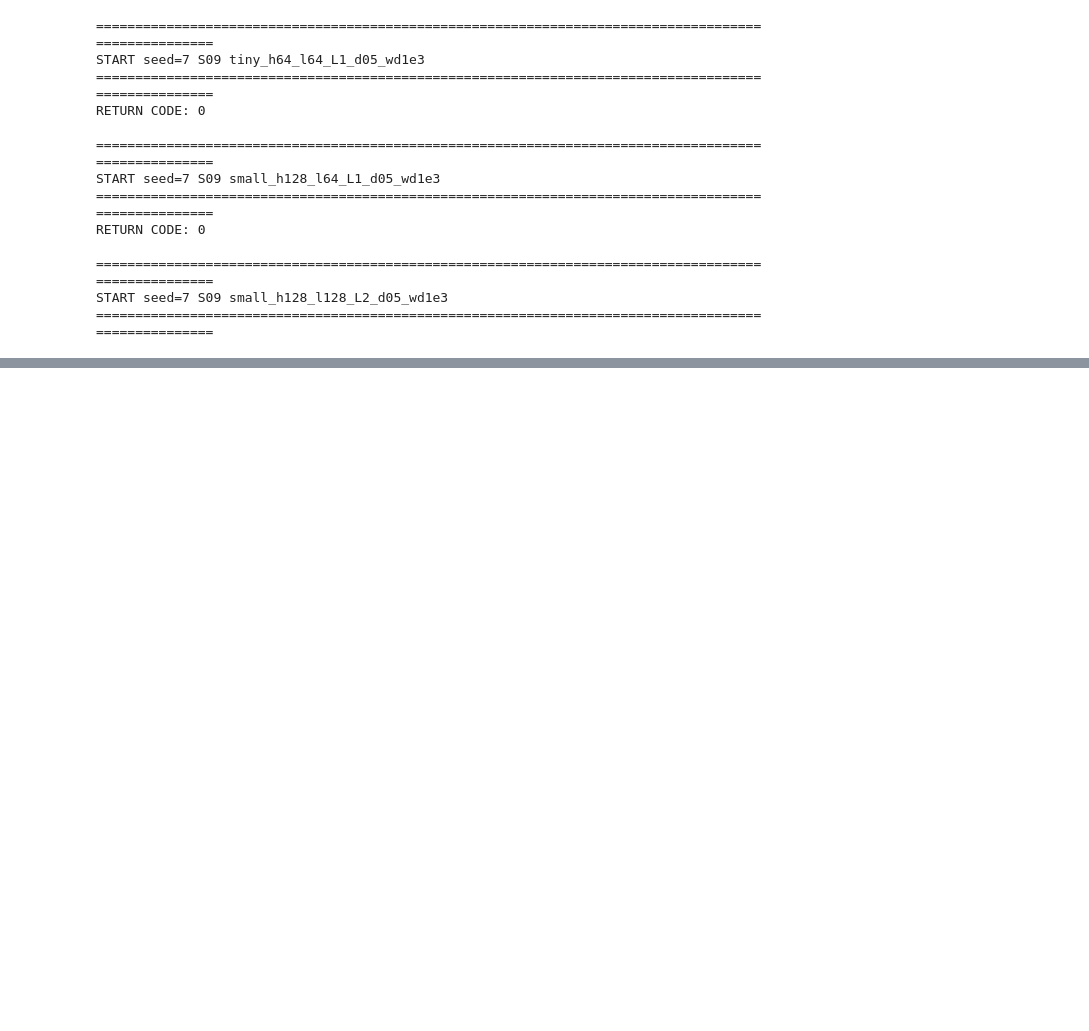
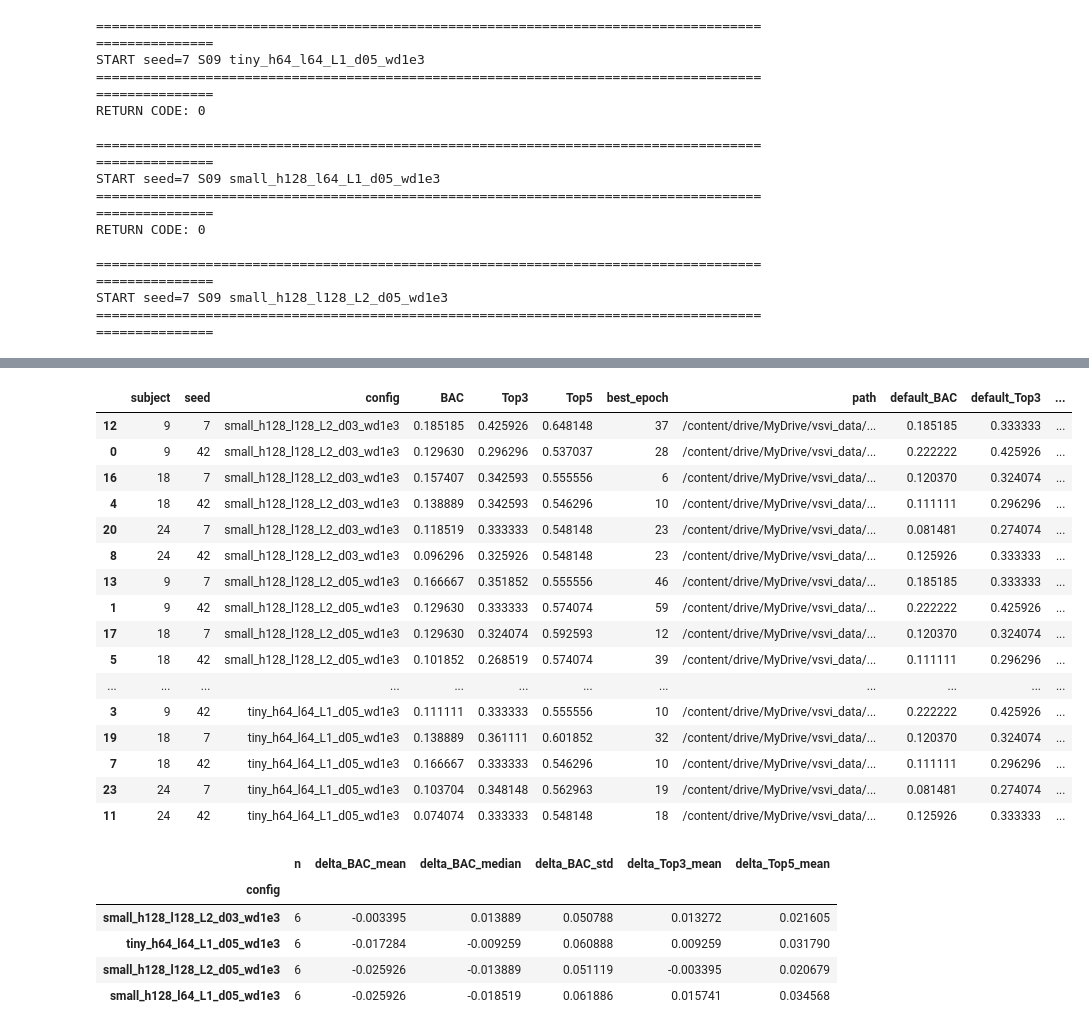
Before and after one commit to heegyukim4043/test_diffusion_EEG_visualstim_image, a Jupyter notebook: colab_next_priority_runs.ipynb, the cells around one changed output, grey strips where cells are left out. Saved outputs shown, nothing was run; the diff lists cells and outputs as text; code cells hidden in the pictures; blank space fills up the shorter version.

```diff
--- a/colab_next_priority_runs.ipynb
+++ b/colab_next_priority_runs.ipynb
@@ -4039,0 +4076,15 @@ display(seed_stability.sort_values(["config", "subject"]))
+# %%
+for name, root in ROOTS.items():
+    print("\n" + "=" * 100)
+    print(name, root)
+    print("=" * 100)
+
+    if not root.exists():
+        print("MISSING")
+        continue
+
+    metrics = sorted(root.rglob("metrics.json"))
+    print("metrics:", len(metrics))
+
+    for p in metrics[:30]:
+        print(p)
@@ -4039,0 +4308,52 @@ display(seed_stability.sort_values(["config", "subject"]))
+# %%
+baseline = sweep[
+    (sweep["subject"].isin([9, 18, 24])) &
+    (sweep["seed"].isin([7, 42]))
+][["subject", "seed", "BAC", "Top3", "Top5"]].rename(columns={
+    "BAC": "default_BAC",
+    "Top3": "default_Top3",
+    "Top5": "default_Top5",
+})
+
+small_comp = small.merge(baseline, on=["subject", "seed"], how="left")
+
+small_comp["small_minus_default_BAC"] = small_comp["BAC"] - small_comp["default_BAC"]
+small_comp["small_minus_default_Top3"] = small_comp["Top3"] - small_comp["default_Top3"]
+small_comp["small_minus_default_Top5"] = small_comp["Top5"] - small_comp["default_Top5"]
+
+display(small_comp.sort_values(["config", "subject", "seed"]))
+
+small_delta_summary = small_comp.groupby("config").agg(
+    n=("small_minus_default_BAC", "count"),
+    delta_BAC_mean=("small_minus_default_BAC", "mean"),
+    delta_BAC_median=("small_minus_default_BAC", "median"),
+    delta_BAC_std=("small_minus_default_BAC", "std"),
+    delta_Top3_mean=("small_minus_default_Top3", "mean"),
+    delta_Top5_mean=("small_minus_default_Top5", "mean"),
+).sort_values("delta_BAC_mean", ascending=False)
+
+display(small_delta_summary)
+# %% [output]
+|  | subject | seed | config | BAC | Top3 | Top5 | best_epoch | path | default_BAC | default_Top3 | ... |
+| 12 | 9 | 7 | small_h128_l128_L2_d03_wd1e3 | 0.185185 | 0.425926 | 0.648148 | 37 | /content/drive/MyDrive/vsvi_data/... | 0.185185 | 0.333333 | ... |
+| 0 | 9 | 42 | small_h128_l128_L2_d03_wd1e3 | 0.129630 | 0.296296 | 0.537037 | 28 | /content/drive/MyDrive/vsvi_data/... | 0.222222 | 0.425926 | ... |
+| 16 | 18 | 7 | small_h128_l128_L2_d03_wd1e3 | 0.157407 | 0.342593 | 0.555556 | 6 | /content/drive/MyDrive/vsvi_data/... | 0.120370 | 0.324074 | ... |
+| 4 | 18 | 42 | small_h128_l128_L2_d03_wd1e3 | 0.138889 | 0.342593 | 0.546296 | 10 | /content/drive/MyDrive/vsvi_data/... | 0.111111 | 0.296296 | ... |
+| 20 | 24 | 7 | small_h128_l128_L2_d03_wd1e3 | 0.118519 | 0.333333 | 0.548148 | 23 | /content/drive/MyDrive/vsvi_data/... | 0.081481 | 0.274074 | ... |
+| 8 | 24 | 42 | small_h128_l128_L2_d03_wd1e3 | 0.096296 | 0.325926 | 0.548148 | 23 | /content/drive/MyDrive/vsvi_data/... | 0.125926 | 0.333333 | ... |
+| 13 | 9 | 7 | small_h128_l128_L2_d05_wd1e3 | 0.166667 | 0.351852 | 0.555556 | 46 | /content/drive/MyDrive/vsvi_data/... | 0.185185 | 0.333333 | ... |
+| 1 | 9 | 42 | small_h128_l128_L2_d05_wd1e3 | 0.129630 | 0.333333 | 0.574074 | 59 | /content/drive/MyDrive/vsvi_data/... | 0.222222 | 0.425926 | ... |
+| 17 | 18 | 7 | small_h128_l128_L2_d05_wd1e3 | 0.129630 | 0.324074 | 0.592593 | 12 | /content/drive/MyDrive/vsvi_data/... | 0.120370 | 0.324074 | ... |
+| 5 | 18 | 42 | small_h128_l128_L2_d05_wd1e3 | 0.101852 | 0.268519 | 0.574074 | 39 | /content/drive/MyDrive/vsvi_data/... | 0.111111 | 0.296296 | ... |
+| ... | ... | ... | ... | ... | ... | ... | ... | ... | ... | ... | ... |
+| 3 | 9 | 42 | tiny_h64_l64_L1_d05_wd1e3 | 0.111111 | 0.333333 | 0.555556 | 10 | /content/drive/MyDrive/vsvi_data/... | 0.222222 | 0.425926 | ... |
+| 19 | 18 | 7 | tiny_h64_l64_L1_d05_wd1e3 | 0.138889 | 0.361111 | 0.601852 | 32 | /content/drive/MyDrive/vsvi_data/... | 0.120370 | 0.324074 | ... |
+| 7 | 18 | 42 | tiny_h64_l64_L1_d05_wd1e3 | 0.166667 | 0.333333 | 0.546296 | 10 | /content/drive/MyDrive/vsvi_data/... | 0.111111 | 0.296296 | ... |
+| 23 | 24 | 7 | tiny_h64_l64_L1_d05_wd1e3 | 0.103704 | 0.348148 | 0.562963 | 19 | /content/drive/MyDrive/vsvi_data/... | 0.081481 | 0.274074 | ... |
+| 11 | 24 | 42 | tiny_h64_l64_L1_d05_wd1e3 | 0.074074 | 0.333333 | 0.548148 | 18 | /content/drive/MyDrive/vsvi_data/... | 0.125926 | 0.333333 | ... |
+|  | n | delta_BAC_mean | delta_BAC_median | delta_BAC_std | delta_Top3_mean | delta_Top5_mean |
+| config |  |  |  |  |  |  |
+| small_h128_l128_L2_d03_wd1e3 | 6 | -0.003395 | 0.013889 | 0.050788 | 0.013272 | 0.021605 |
+| tiny_h64_l64_L1_d05_wd1e3 | 6 | -0.017284 | -0.009259 | 0.060888 | 0.009259 | 0.031790 |
+| small_h128_l128_L2_d05_wd1e3 | 6 | -0.025926 | -0.013889 | 0.051119 | -0.003395 | 0.020679 |
+| small_h128_l64_L1_d05_wd1e3 | 6 | -0.025926 | -0.018519 | 0.061886 | 0.015741 | 0.034568 |
```
Also changed, not shown: parts of 14 cells of this notebook.
